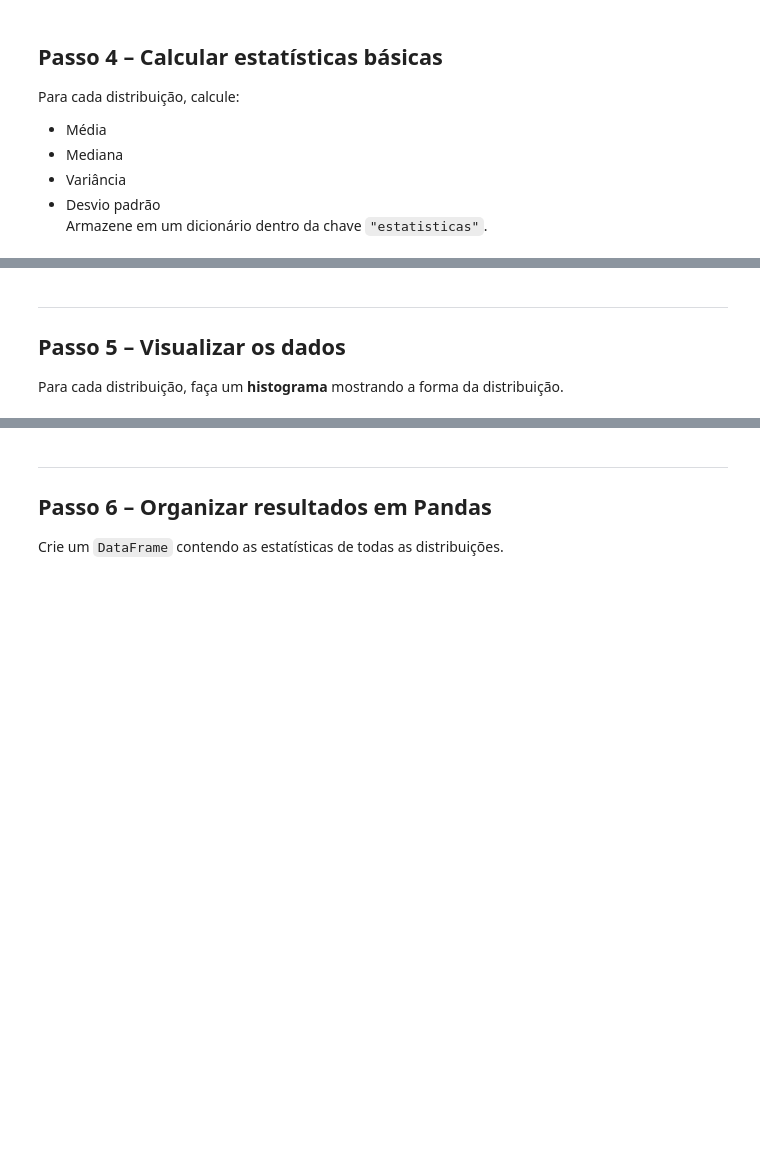
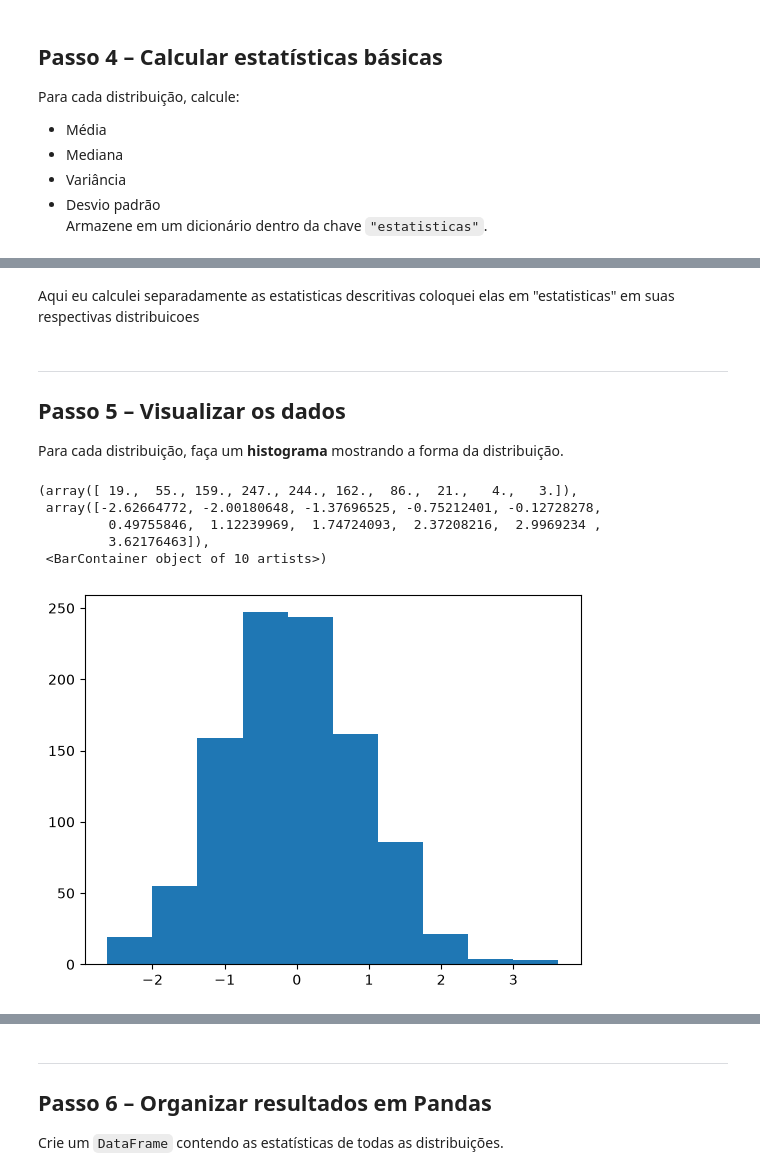
Before and after one commit to mauriciocelini/Programacao-Estatistica, a Jupyter notebook: revisao.ipynb, the cells around one changed output, grey strips where cells are left out. Drawn from its saved outputs; the diff is of its cells as text; code cells hidden in the pictures; blank space fills up the shorter version.

```diff
--- a/revisao.ipynb
+++ b/revisao.ipynb
@@ -90,5 +90,16 @@ TypeError: unsupported operand type(s) for /: 'NoneType' and 'int'
+# %% [markdown]
+Aqui eu calculei separadamente as estatisticas descritivas coloquei elas em "estatisticas" em suas respectivas distribuicoes
 # %% [markdown]
 ---
 
 ## Passo 5 – Visualizar os dados
 Para cada distribuição, faça um **histograma** mostrando a forma da distribuição.
+# %%
+plt.hist(distribuicoes["Normal"]["dados"])
+# %% [output]
+(array([ 19.,  55., 159., 247., 244., 162.,  86.,  21.,   4.,   3.]),
+ array([-2.62664772, -2.00180648, -1.37696525, -0.75212401, -0.12728278,
+         0.49755846,  1.12239969,  1.74724093,  2.37208216,  2.9969234 ,
+         3.62176463]),
+ <BarContainer object of 10 artists>)
+[figure, added]
```
Also changed, not shown: parts of 23 cells of this notebook.
